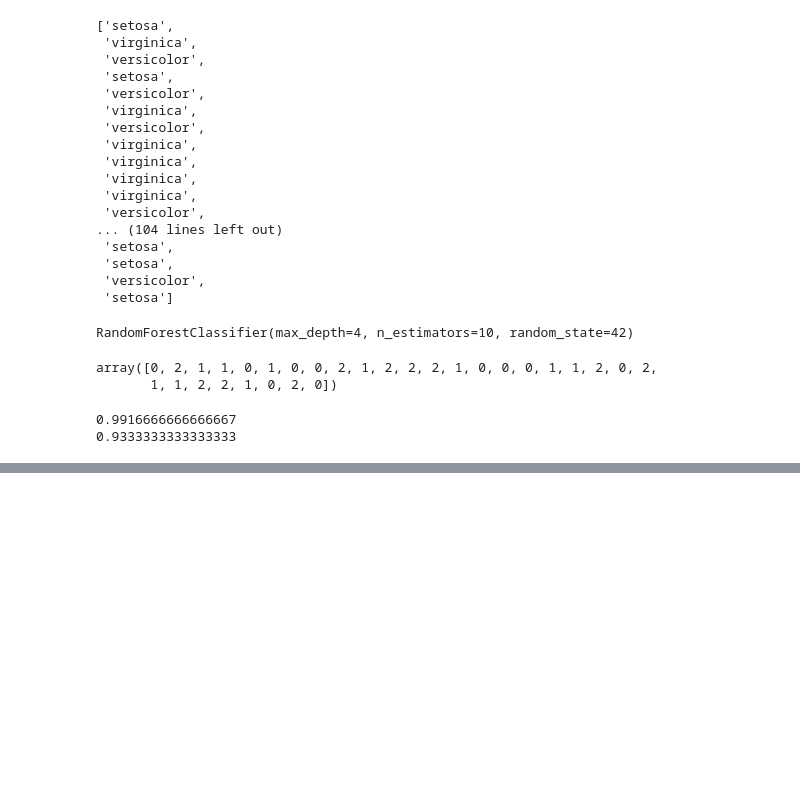
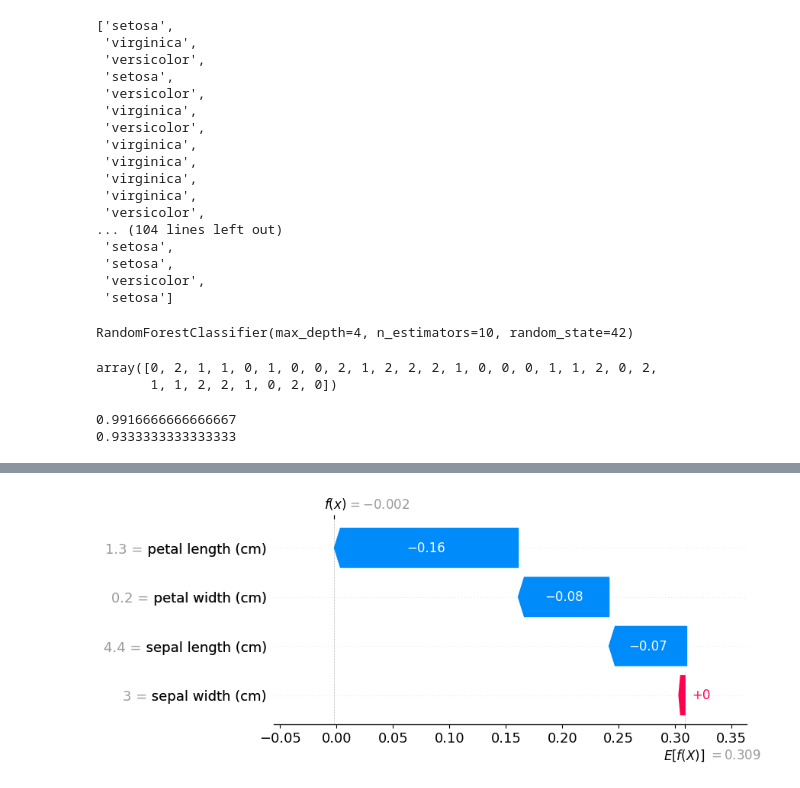
Before and after one commit to shubhamagr24/SHAP-EXP, a Jupyter notebook: intro/iris_demo.ipynb, the cells around one changed output, grey strips where cells are left out. Saved outputs shown, nothing was run; the diff lists cells and outputs as text; code cells hidden in the pictures; blank space fills up the shorter version.

Commit message:
first exp with shap done

```diff
--- a/intro/iris_demo.ipynb
+++ b/intro/iris_demo.ipynb
@@ -92,3 +92,5 @@ print(accuracy_score(y_test, y_test_pred))
 # %% [output]
 0.9916666666666667
 0.9333333333333333
+# %%
+explainer=shap.TreeExplainer(model=rf,data=x_train,model_output='probability')
@@ -94,0 +105,2 @@ print(accuracy_score(y_test, y_test_pred))
+# %%
+test_case=x_test.iloc[:1,:]
@@ -94,0 +113,2 @@ print(accuracy_score(y_test, y_test_pred))
+# %%
+shap_value=explainer(test_case)
@@ -94,0 +140,4 @@ print(accuracy_score(y_test, y_test_pred))
+# %%
+shap.waterfall_plot(shap_value[0,:,1],max_display=4)
+# %% [output]
+[figure, added]
```
Also changed, not shown: parts of 6 cells of this notebook.
